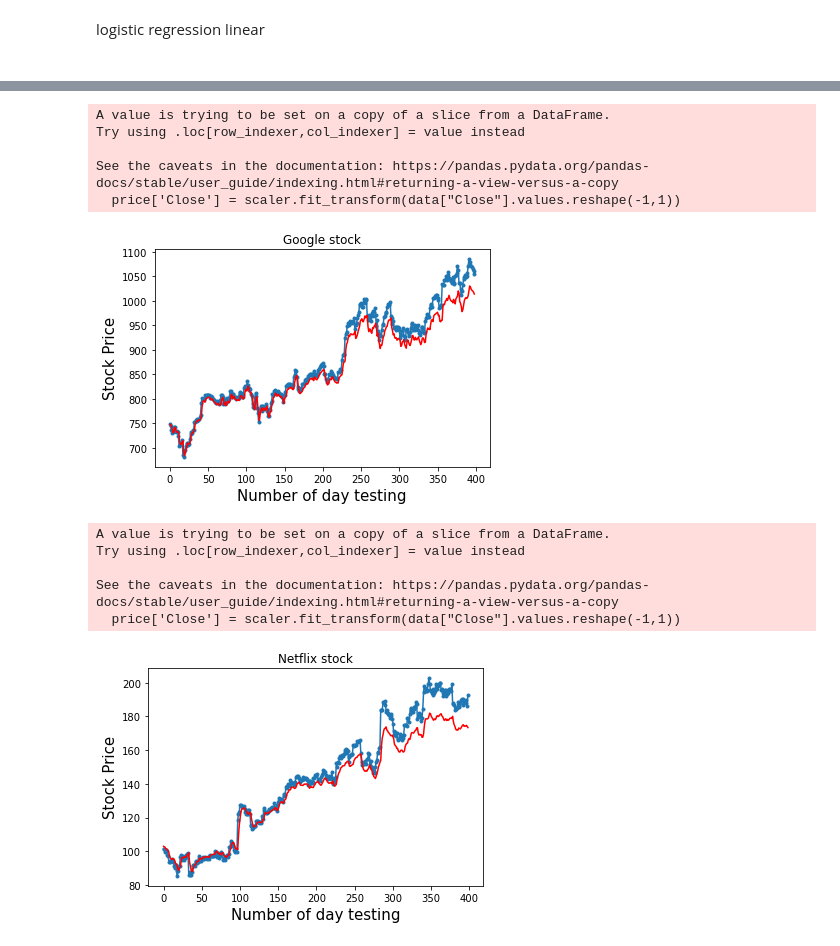
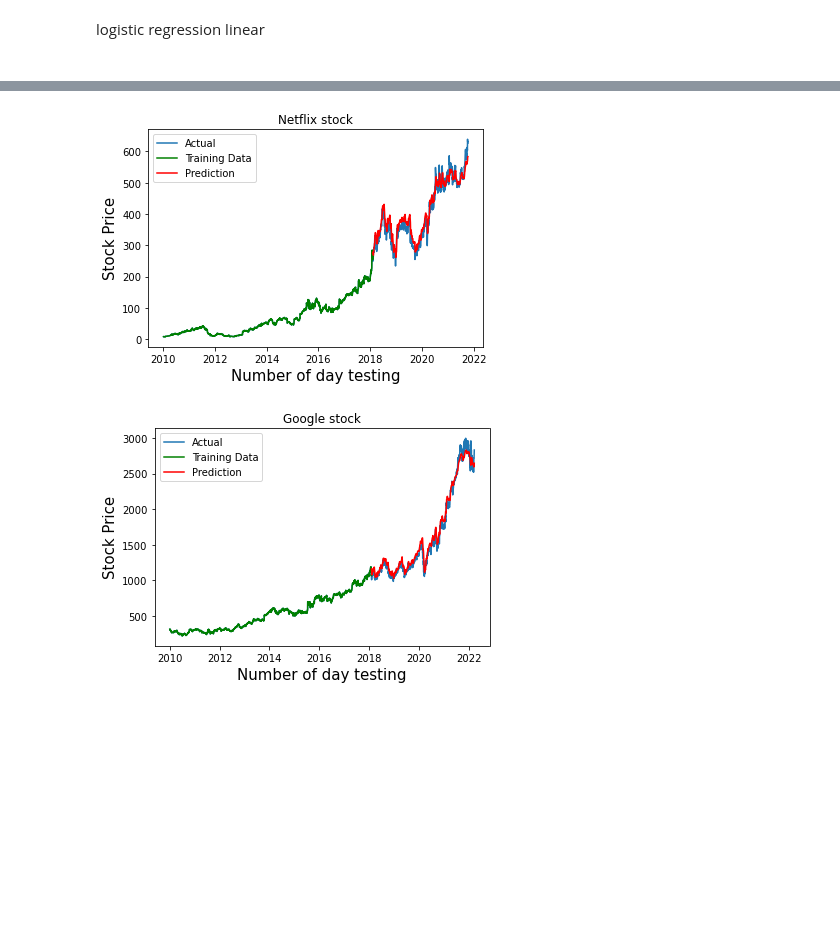
Before and after one commit to Yoomin99/LIGN167_Stock, a Jupyter notebook: LIGN167_Stock.ipynb, the cells around one changed output, grey strips where cells are left out. Cells and saved outputs as stored; diff of their text form; code cells hidden in the pictures; blank space fills up the shorter version.

```diff
--- a/LIGN167_Stock.ipynb
+++ b/LIGN167_Stock.ipynb
@@ -82,6 +88,7 @@ Amazon_2010
 # %%
 Google = pd.read_csv("DataFile/GOOGL.csv")
 Google['Date'] = pd.to_datetime(Google['Date'])
+Google_2010 = Google[~(Google['Date'] < '2010-1-1')].reset_index(drop = True)
 Google_2010_2017 = Google[~(Google['Date'] > '2017-12-31')]
 Google_2010_2017 = Google_2010_2017[~(Google_2010_2017['Date'] < '2010-1-1')].reset_index(drop = True)
 Google_2010_2017
@@ -356,2 +354,2 @@ See the caveats in the documentation: https://pandas.pydata.org/pandas-docs/stab
 # %%
-trainLSTM(Google_2010_2017 , "Google")
+trainLSTM(Google_2010,Google_2010_2017 , "Netflix")
@@ -390,26 +376,25 @@ class GRU(nn.Module):
         out = self.fc(out[:, -1, :])
         return out
 # %%
-def trainGRU(data , company):
+def trainGRU(original , data , company):
   scaler = MinMaxScaler(feature_range=(-1, 1))
-  price = data[['Close']]
-  price['Close'] = scaler.fit_transform(data["Close"].values.reshape(-1,1))
+  price = data['Close']
   input_dim = 1
-  hidden_dim = 50
+  hidden_dim = 25
   num_layers = 2
   output_dim = 1
   num_epochs = 100
+  oriPrice = original[['Close']]
+  oriPrice['Close'] = scaler.fit_transform(original["Close"].values.reshape(-1,1))
 
-  x_train, y_train, x_test, y_test = split_data(price, hidden_dim)
+  x_train, y_train, x_test, y_test = split_data(oriPrice,price, hidden_dim)
   x_train = torch.from_numpy(x_train).type(torch.Tensor)
   x_test = torch.from_numpy(x_test).type(torch.Tensor)
   y_train_lstm = torch.from_numpy(y_train).type(torch.Tensor)
   y_test_lstm = torch.from_numpy(y_test).type(torch.Tensor)
-
   model = GRU(input_dim=input_dim, hidden_dim=hidden_dim, output_dim=output_dim, num_layers=num_layers)
   criterion = torch.nn.MSELoss(reduction='mean')
   optimiser = torch.optim.Adam(model.parameters(), lr=0.01)
-
   hist = np.zeros(num_epochs)
   lstm = []
   for t in range(num_epochs):
@@ -422,11 +407,21 @@ def trainGRU(data , company):
 
   y_trained_pred = model(x_test)
   PredictionY = scaler.inverse_transform(y_trained_pred.detach().numpy())
-  ActualY = scaler.inverse_transform(y_test)
-  Xaxis=[x for x in range(len(y_trained_pred))]
-  plt.plot(Xaxis, ActualY, marker='.', label="actual")
-  plt.plot(Xaxis, PredictionY, 'r', label="prediction")
+
+  totalX = [x for x in range(len(original))]
+  trainX = totalX[:len(x_train) + hidden_dim]
+  testX = totalX[len(x_train) + hidden_dim:]
+
+
+  #Plot the data used for training
   plt.ylabel('Stock Price', size=15)
   plt.xlabel('Number of day testing', size=15)
+
+  #Actualt graph from 2010 to end
+  plt.plot(original["Date"], original["Close"], label="Actual")
+  # #Plot the data used for testing
+  plt.plot(original["Date"][:len(x_train) + hidden_dim], original["Close"][:len(x_train) + hidden_dim], label="Training Data" ,color = "g")
+  plt.plot(original["Date"][len(x_train) + hidden_dim:], PredictionY, 'r', label='Prediction')
+  plt.legend(loc='best')
   plt.title(company + " stock")
   plt.show()
@@ -433,18 +432,8 @@ def trainGRU(data , company):
+# %%
+trainGRU(Netflix_2010 , Netflix_2010_2017 , "Netflix")
+# %% [output]
+[figure, added]
 # %%
-trainGRU(Google_2010_2017 , "Google")
+trainGRU(Google_2010 , Google_2010_2017 , "Google")
 # %% [output]
-A value is trying to be set on a copy of a slice from a DataFrame.
-Try using .loc[row_indexer,col_indexer] = value instead
-
-See the caveats in the documentation: https://pandas.pydata.org/pandas-docs/stable/user_guide/indexing.html#returning-a-view-versus-a-copy
-  price['Close'] = scaler.fit_transform(data["Close"].values.reshape(-1,1))
-[figure, old version]
+[figure, new version]
-# %%
-trainGRU(Netflix_2010_2017 , "Netflix")
-# %% [output]
-A value is trying to be set on a copy of a slice from a DataFrame.
-Try using .loc[row_indexer,col_indexer] = value instead
-
-See the caveats in the documentation: https://pandas.pydata.org/pandas-docs/stable/user_guide/indexing.html#returning-a-view-versus-a-copy
-  price['Close'] = scaler.fit_transform(data["Close"].values.reshape(-1,1))
-[figure, removed]
```
Also changed, not shown: parts of 22 cells of this notebook.
